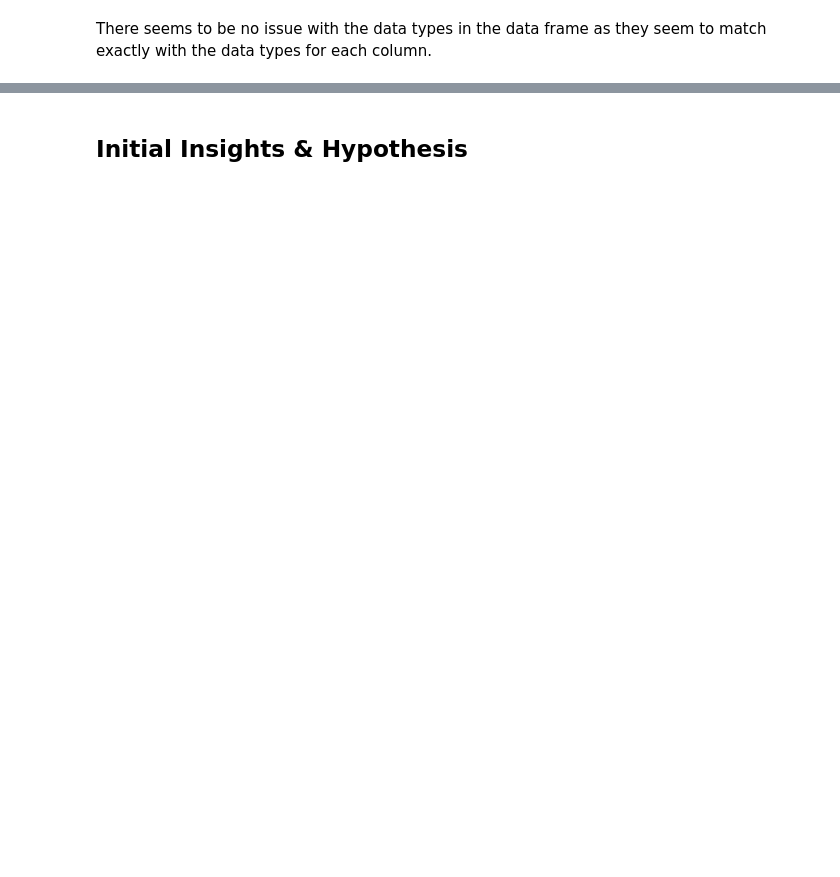
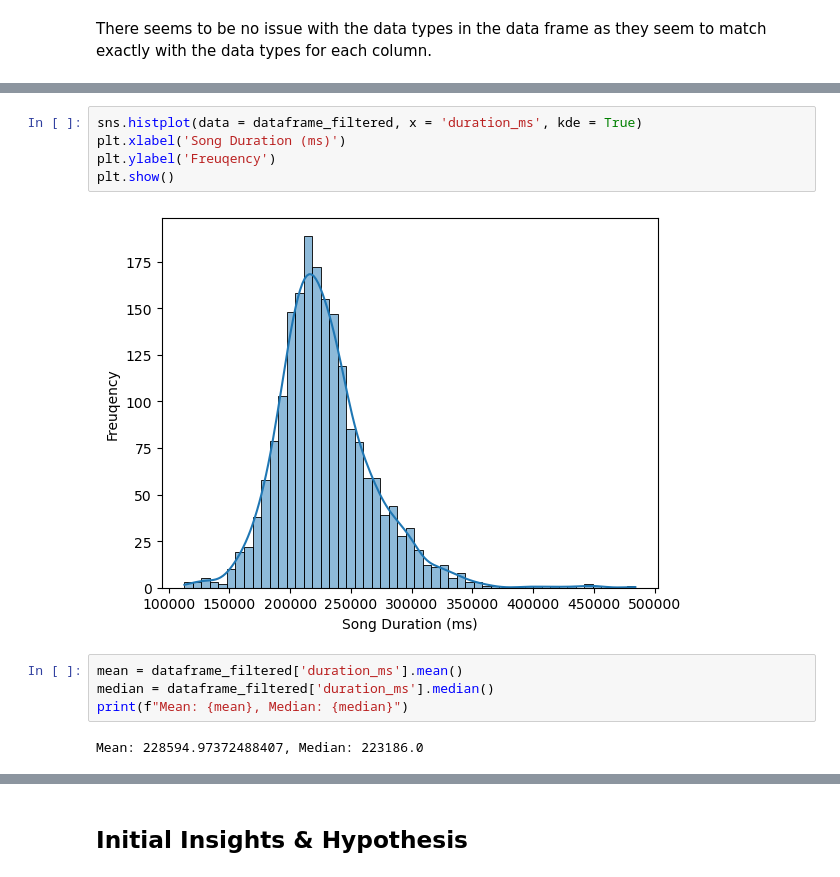
Before and after one commit to antoniasunseri/Spotify-Analysis, a Jupyter notebook: Spotify_Analysis_Sunseri_Kumarapeli.ipynb, the cells around one changed output, grey strips where cells are left out. Saved outputs shown, nothing was run; the diff lists cells and outputs as text; blank space fills up the shorter version.

```diff
--- a/Spotify_Analysis_Sunseri_Kumarapeli.ipynb
+++ b/Spotify_Analysis_Sunseri_Kumarapeli.ipynb
@@ -87,0 +148,13 @@ There seems to be no issue with the data types in the data frame as they seem to
+# %%
+sns.histplot(data = dataframe_filtered, x = 'duration_ms', kde = True)
+plt.xlabel('Song Duration (ms)')
+plt.ylabel('Freuqency')
+plt.show()
+# %% [output]
+[figure, added]
+# %%
+mean = dataframe_filtered['duration_ms'].mean()
+median = dataframe_filtered['duration_ms'].median()
+print(f"Mean: {mean}, Median: {median}")
+# %% [output]
+Mean: 228594.97372488407, Median: 223186.0
```
Also changed, not shown: parts of 41 cells of this notebook.
